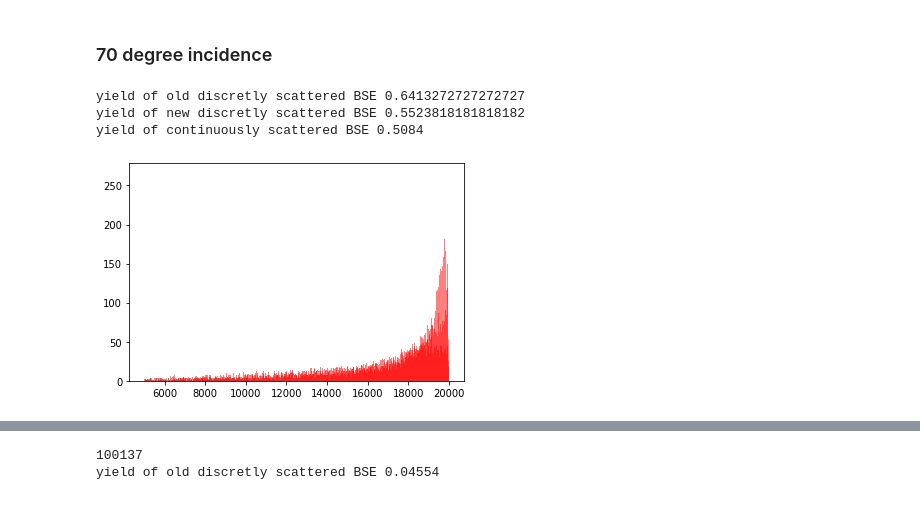
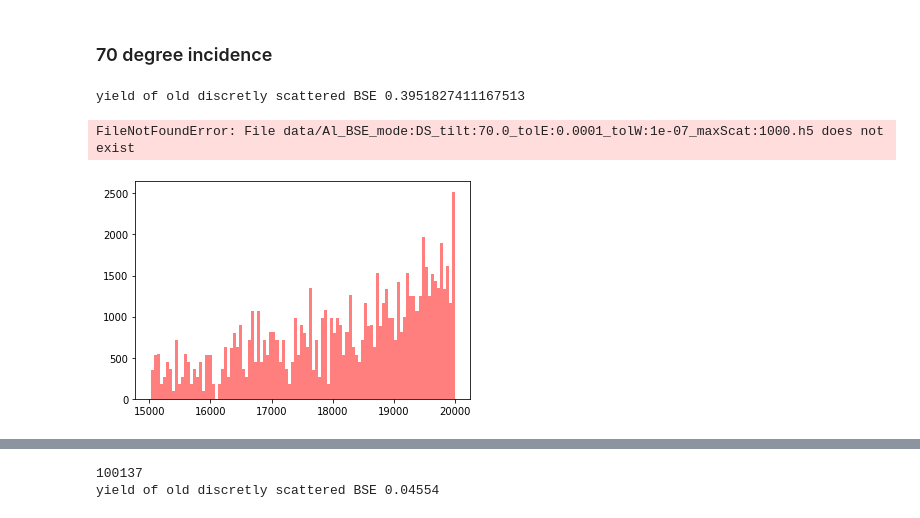
Before and after one commit to elena-pascal/MC-discrete, a Jupyter notebook: notebooks/BSE_spectra.ipynb, the cells around one changed output, grey strips where cells are left out. Saved outputs shown, nothing was run; the diff lists cells and outputs as text; code cells hidden in the pictures.

```diff
--- a/notebooks/BSE_spectra.ipynb
+++ b/notebooks/BSE_spectra.ipynb
@@ -90,13 +90,13 @@ fig.show()
 # %% [markdown]
 ### 70 degree incidence
 # %%
-num_bins = 2000
-inc_e = 55000
+num_bins = 100
+inc_e = 197000
 
 # old
-el = pd.read_hdf('data/Al_BSE_mode:DS_tilt:70.0_tolE:0.0001_tolW:1e-07.h5', 'electrons')
+el = pd.read_hdf('../data/Al_BSE_mode:DS_elastic:Ruth_vanilla_tilt:70.0_Emin:15000.0_E0:20000.0_tolE:0.0001_tolW:1e-07.h5', 'els')
 
-energyDS = list(el[el.outcome=='backscattered']['final_E'])
+energyDS = list(el[el.outcome=='bks']['final_E'])
 
 print ('yield of old discretly scattered BSE', len(energyDS)/inc_e)
 
@@ -128,35 +128,34 @@ n_d, bins_d, patches_d = plt.hist([float(energy) for energy in energyDS], num_bi
 
 bins_mean = [0.5 * (bins_d[i] + bins_d[i+1]) for i in range(len(n_d)-1)]
 
 trace_discr_new = go.Scatter(x = np.asarray(bins_mean),
                            y = n_d/inc_e,
                           marker=dict(
                                  color = 'rgba(10, 14, 212 .9)',),
                           name = 'discrete new',)
 
 
 # cont
 el = pd.read_hdf('data/Al_BSE_mode:cont_tilt:70.0_tolE:0.0001_tolW:1e-07_maxScat:1000.h5', 'electrons')
 
 energyDS = list(el[el.outcome=='backscattered']['final_E'])
 
 print ('yield of continuously scattered BSE', len(energyDS)/inc_e)
 
 
 #bins_mean = [0.5 * (bins_c[i] + bins_c[i+1]) for i in range(len(n_c)-1)]
 
 n_d, bins_d, patches_d = plt.hist([float(energy) for energy in energyDS], num_bins, facecolor='red', alpha=0.5)
 
 bins_mean = [0.5 * (bins_d[i] + bins_d[i+1]) for i in range(len(n_d)-1)]
 
 trace_cont = go.Scatter(x = np.asarray(bins_mean),
                            y = n_d/inc_e,
                           marker=dict(
                                  color = 'rgba(101, 14, 212 .9)',),
                           name = 'cont',)
 # %% [output]
-yield of old discretly scattered BSE 0.6413272727272727
-yield of new discretly scattered BSE 0.5523818181818182
-yield of continuously scattered BSE 0.5084
+yield of old discretly scattered BSE 0.3951827411167513
+FileNotFoundError: File data/Al_BSE_mode:DS_tilt:70.0_tolE:0.0001_tolW:1e-07_maxScat:1000.h5 does not exist
-[figure, old version]
+[figure, new version]
 # %%
```
Also changed, not shown: parts of 1 cell of this notebook, 6 other files.
